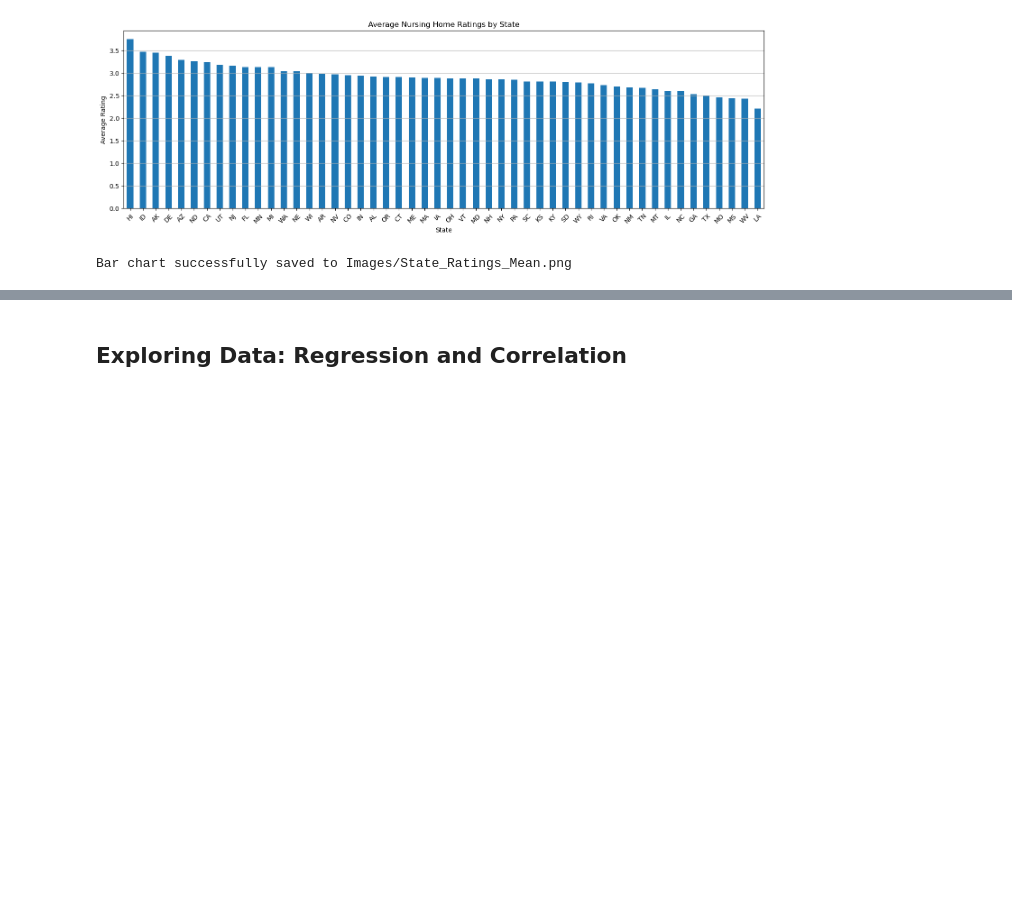
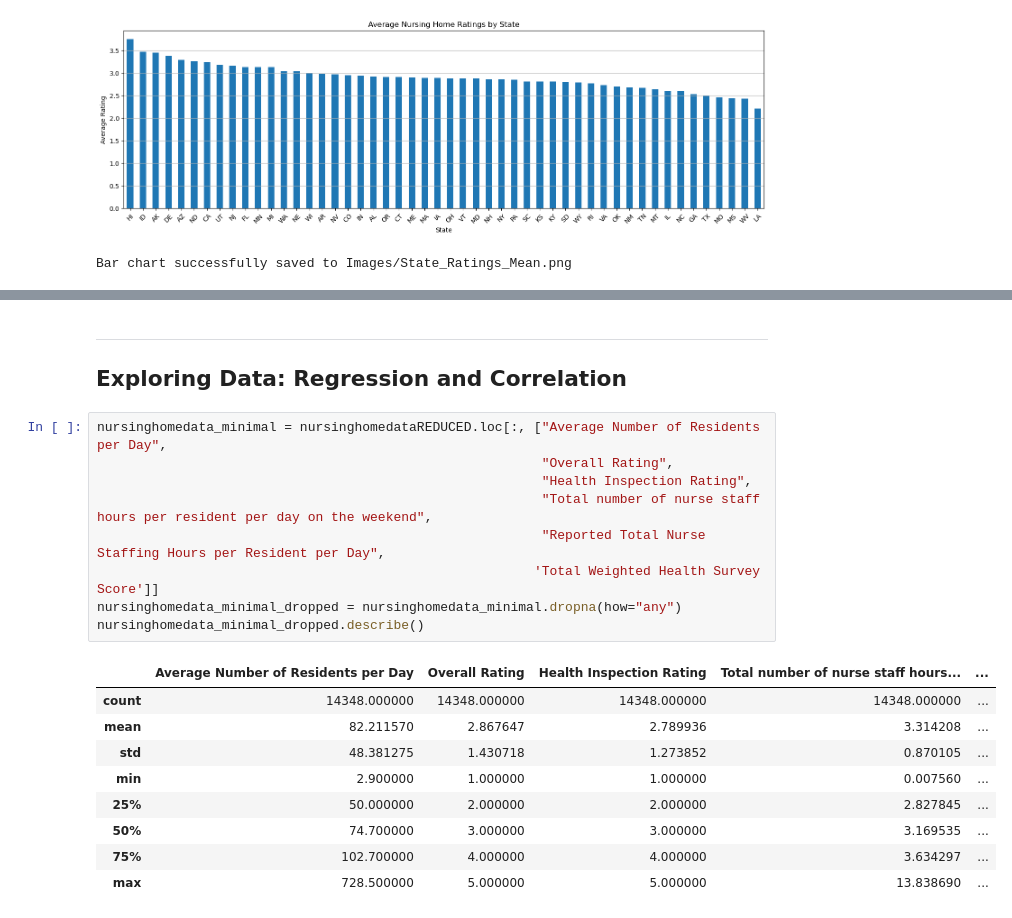
Before and after one commit to mcscodes/Project-1-Data-Visualization, a Jupyter notebook: NursingHomeDataVisualization.ipynb, the cells around one changed output, grey strips where cells are left out. Drawn from its saved outputs; the diff is of its cells as text; blank space fills up the shorter version.

```diff
--- a/NursingHomeDataVisualization.ipynb
+++ b/NursingHomeDataVisualization.ipynb
@@ -461,5 +466,25 @@ print("Number of cells with a value greater than 182:", count_greater_than_182)
 # %% [output]
 Number of cells with a value greater than 182: 483
 # %% [markdown]
+---
 <h2>Exploring Data: Regression and Correlation</h2>
+# %%
+nursinghomedata_minimal = nursinghomedataREDUCED.loc[:, ["Average Number of Residents per Day",
+                                                         "Overall Rating",
+                                                         "Health Inspection Rating",
+                                                         "Total number of nurse staff hours per resident per day on the weekend",
+                                                         "Reported Total Nurse Staffing Hours per Resident per Day",
+                                                        'Total Weighted Health Survey Score']]
+nursinghomedata_minimal_dropped = nursinghomedata_minimal.dropna(how="any")
+nursinghomedata_minimal_dropped.describe()
+# %% [output]
+|  | Average Number of Residents per Day | Overall Rating | Health Inspection Rating | Total number of nurse staff hours... | ... |
+| count | 14348.000000 | 14348.000000 | 14348.000000 | 14348.000000 | ... |
+| mean | 82.211570 | 2.867647 | 2.789936 | 3.314208 | ... |
+| std | 48.381275 | 1.430718 | 1.273852 | 0.870105 | ... |
+| min | 2.900000 | 1.000000 | 1.000000 | 0.007560 | ... |
+| 25% | 50.000000 | 2.000000 | 2.000000 | 2.827845 | ... |
+| 50% | 74.700000 | 3.000000 | 3.000000 | 3.169535 | ... |
+| 75% | 102.700000 | 4.000000 | 4.000000 | 3.634297 | ... |
+| max | 728.500000 | 5.000000 | 5.000000 | 13.838690 | ... |
 # %%
```
Also changed, not shown: parts of 22 cells of this notebook.
